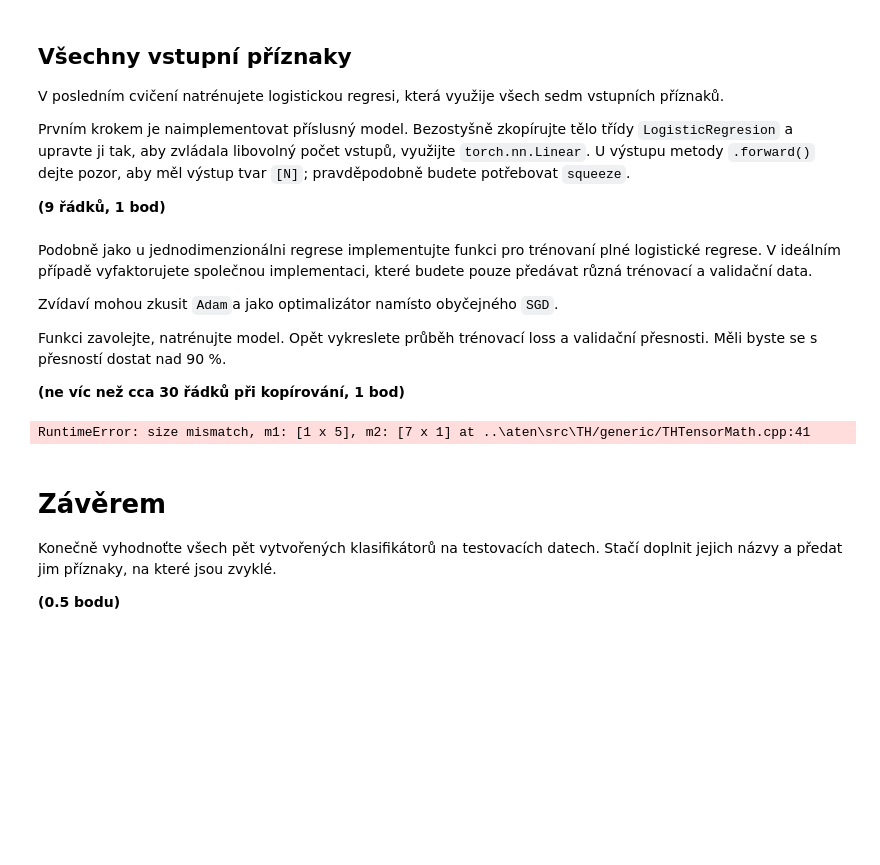
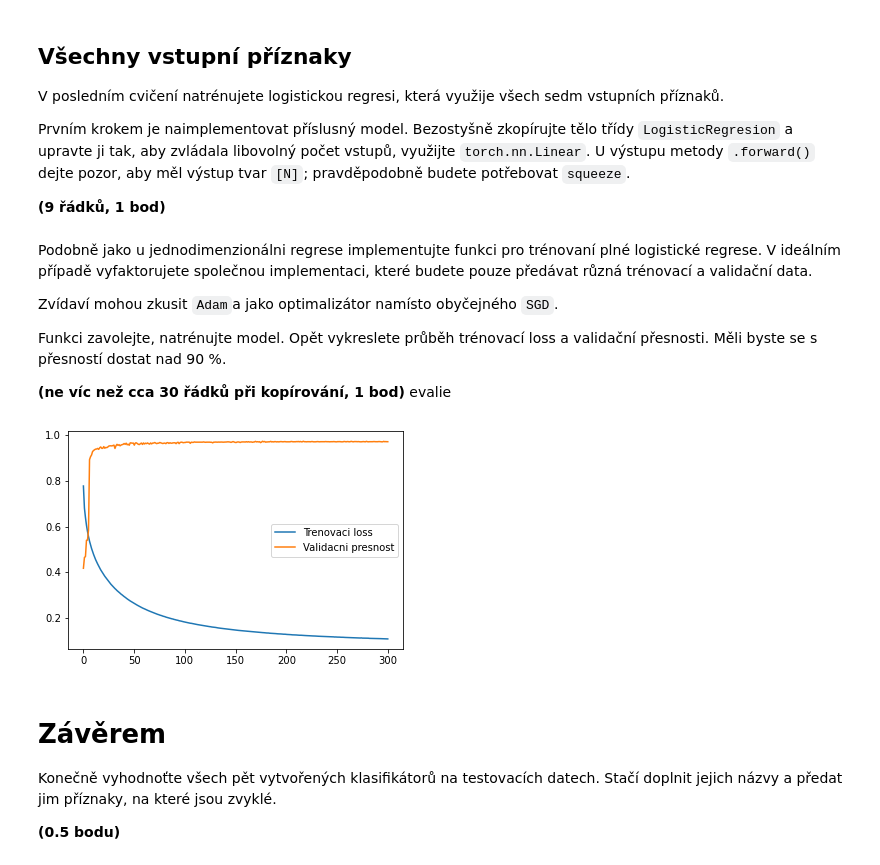
Before and after one commit to RouSkiSroup/SUI_1-uloha, a Jupyter notebook: domaci-uloha/zadani.ipynb, the cells around one changed output. Cells and saved outputs as stored; diff of their text form; code cells hidden in the pictures; blank space fills up the shorter version.

```diff
--- a/domaci-uloha/zadani.ipynb
+++ b/domaci-uloha/zadani.ipynb
@@ -379,16 +390,13 @@ U výstupu metody `.forward()` dejte pozor, aby měl výstup tvar `[N]`; pravdě
 class LogisticRegressionAll(torch.nn.Module):
     def __init__(self, in_dim, out_dim):
         super().__init__()
-        self.w = torch.nn.parameter.Parameter(torch.tensor([1.0]))
-        self.b = torch.nn.parameter.Parameter(torch.tensor([0.0]))
         self.lin = torch.nn.Linear(in_dim, out_dim)
 
     def forward(self, x):
-        # return torch.sigmoid(self.w*x + self.b)
-        return np.squeeze(self.lin(x))
+        return np.squeeze(torch.sigmoid(self.lin(x)))
 
     def prob_class_1(self, x):
-        prob = self(torch.from_numpy(x))
+        prob = self(torch.from_numpy(x).float())
         return prob.detach().numpy()
 # %% [markdown]
 Podobně jako u jednodimenzionálni regrese implementujte funkci pro trénovaní plné logistické regrese.
@@ -401,50 +409,52 @@ Opět vykreslete průběh trénovací loss a validační přesnosti.
 Měli byste se s přesností dostat nad 90 %.
 
 **(ne víc než cca 30 řádků při kopírování, 1 bod)**
+evalie
 # %%
-def train_single_fea_llr_all(nb_epochs, lr, batch_size):
+def train_single_fea_llr_all(nb_epochs, lr, batch_size, in_dim, out_dim):
     ''' fea_no -- which feature to train on
         nb_epochs -- how many times to go through the full training data
         lr -- learning rate
         batch_size -- size of minibatches
     '''
-    model = LogisticRegressionAll(7,1)
+    model = LogisticRegressionAll(in_dim,out_dim)
     best_model = copy.deepcopy(model)
     losses = []
     accuracies = []
     optimizer = torch.optim.SGD(model.parameters(), lr=lr)
 
     for i in range(nb_epochs):
         batch_looses = []
-        for j in range(7):
-            for x, t in batch_provider(train_dataset.xs[:, j],
-                                       train_dataset.targets, batch_size):
-                optimizer.zero_grad()
-                lss = F.binary_cross_entropy(model(x),t)
-                batch_looses.append(lss)
-                lss.backward()
-                optimizer.step()
-            losses.append(torch.mean(torch.stack(batch_looses)))
-            eval_ret = evaluate(model, val_dataset.xs[:, j], val_dataset.targets)
-            if all(i < eval_ret for i in accuracies):
-                best_model = copy.deepcopy(model)
-            accuracies.append(eval_ret)
+        for x, t in batch_provider(train_dataset.xs,
+                                   train_dataset.targets, batch_size):
+            optimizer.zero_grad()
+            lss = F.binary_cross_entropy(model(x),t)
+            batch_looses.append(lss)
+            lss.backward()
+            optimizer.step()
+        losses.append(torch.mean(torch.stack(batch_looses)))
+        eval_ret = evaluate(model, val_dataset.xs, val_dataset.targets)
+        if all(i < eval_ret for i in accuracies):
+            best_model = copy.deepcopy(model)
+        accuracies.append(eval_ret)
+
     return best_model, losses, accuracies
 
 
-epoch = 30
+epoch = 300
 
-model, losses, accuracies = train_single_fea_llr_all(epoch, 0.001, 5)
+
+model_all, losses, accuracies = train_single_fea_llr_all(epoch, 0.001, 64, 7, 1)
 x = np.linspace(0,epoch,epoch)
 plt.plot(x, losses)
 
 x = np.linspace(0,epoch,epoch)
 plt.plot(x, accuracies)
 
 plt.legend(["Trenovaci loss", "Validacni presnost"])
 plt.show()
 # %% [output]
-RuntimeError: size mismatch, m1: [1 x 5], m2: [7 x 1] at ..\aten\src\TH/generic/THTensorMath.cpp:41
+[figure, added]
 # %% [markdown]
 # Závěrem
 Konečně vyhodnoťte všech pět vytvořených klasifikátorů na testovacích datech. Stačí doplnit jejich názvy a předat jim příznaky, na které jsou zvyklé.
```
Also changed, not shown: parts of 9 cells of this notebook.
